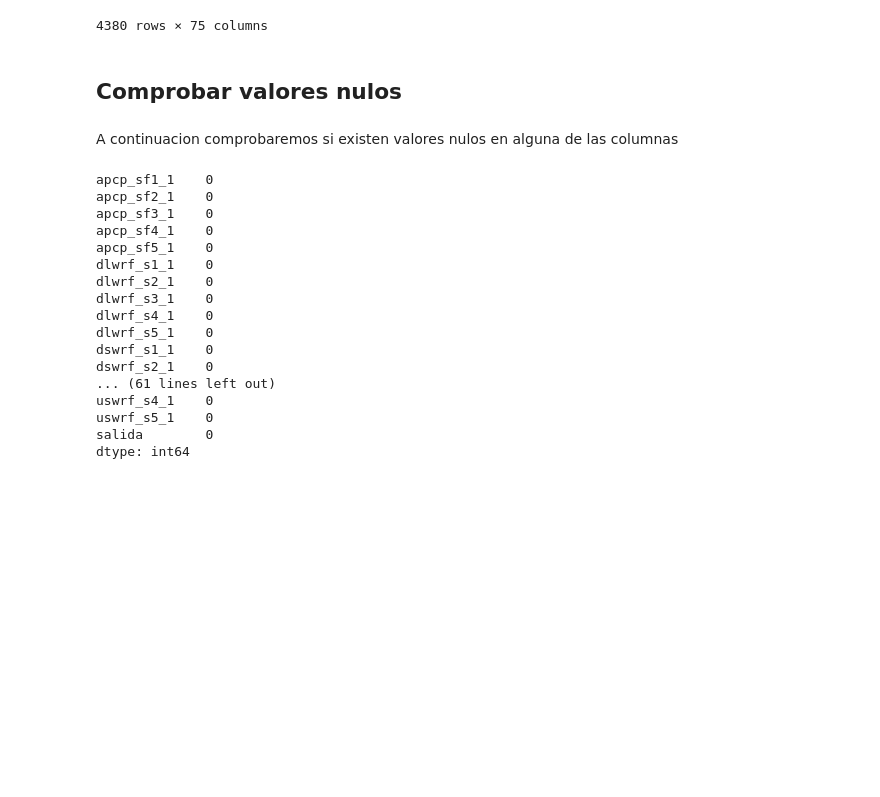
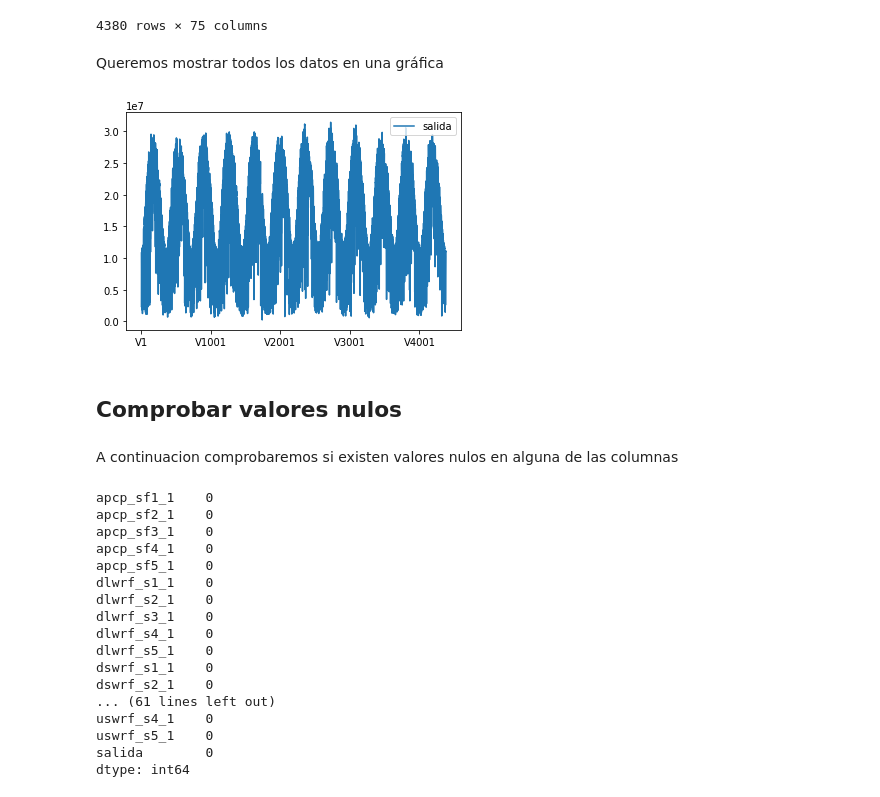
Before and after one commit to cabamarcos/Machine-Learning-Prediccion-de-produccion-electrica-solar, a Jupyter notebook: TrabajoFinalAA.ipynb, the cells around one changed output. Cells and saved outputs as stored; diff of their text form; code cells hidden in the pictures; blank space fills up the shorter version.

```diff
--- a/TrabajoFinalAA.ipynb
+++ b/TrabajoFinalAA.ipynb
@@ -81,6 +83,15 @@ datos.drop(['uswrf_s1_1'], axis=1)
 | V4379 | 0.000000 | 0.000000 | 0.000000 | 0.000000 | 0.000000 | 267.316595 | 263.072063 | 271.107649 | ... |
 | V4380 | 0.000000 | 0.000000 | 0.000000 | 0.000000 | 0.000000 | 265.567166 | 260.618000 | 269.315979 | ... |
 4380 rows × 75 columns
+# %% [markdown]
+Queremos mostrar todos los datos en una gráfica
+# %%
+# Crear el gráfico
+datos[['salida']].plot()
+# Mostrar el gráfico
+plt.show()
+# %% [output]
+[figure, added]
 # %% [markdown]
 ## Comprobar valores nulos
 # %% [markdown]
```
Also changed, not shown: parts of 16 cells of this notebook.
